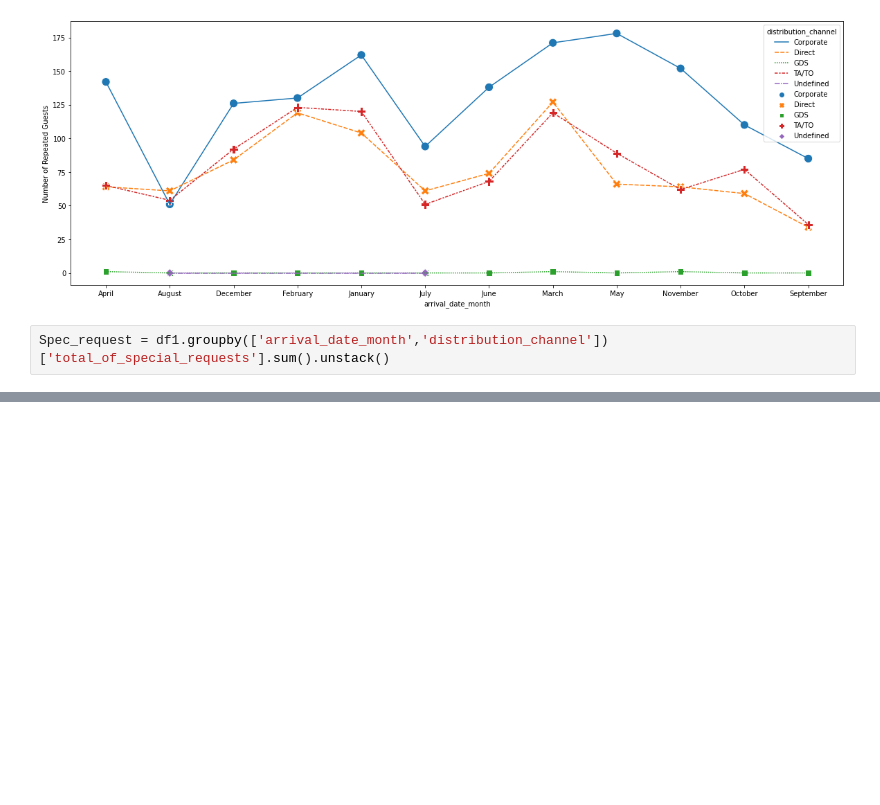
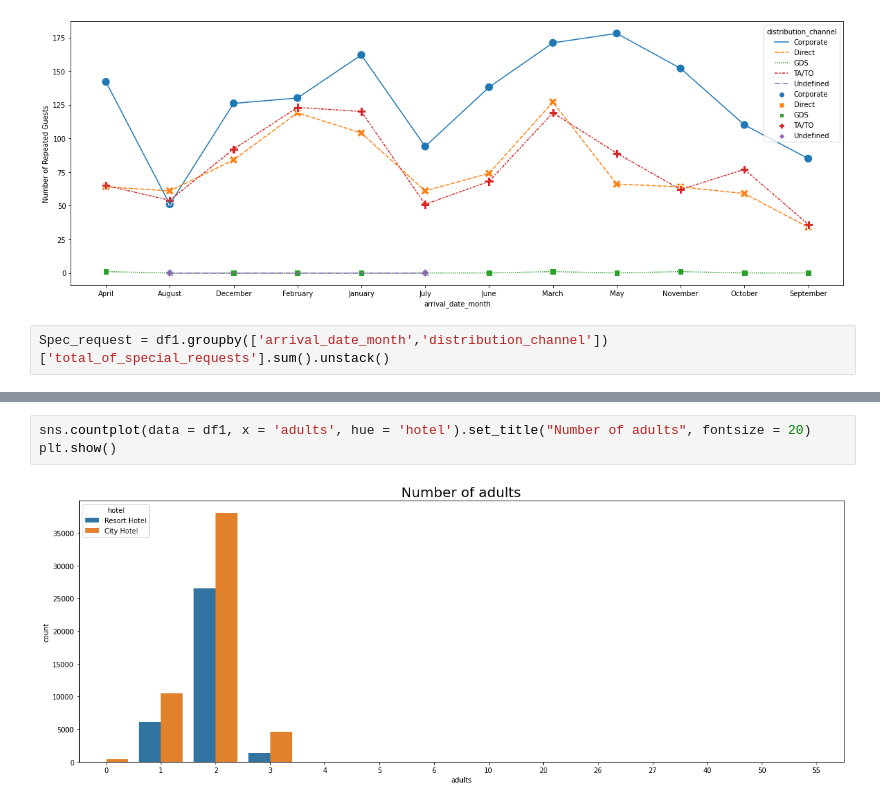
Before and after one commit to Singh-Pravin/Hotel-Booking-Analysis---EDA, a Jupyter notebook: Hotel_Booking_Analysis_Capstone_Project.ipynb, the cells around one changed output, grey strips where cells are left out. Drawn from its saved outputs; the diff is of its cells as text; blank space fills up the shorter version.

```diff
--- a/Hotel_Booking_Analysis_Capstone_Project.ipynb
+++ b/Hotel_Booking_Analysis_Capstone_Project.ipynb
@@ -431,0 +450,5 @@ f.set(ylabel='Number of special requests')
+# %%
+sns.countplot(data = df1, x = 'adults', hue = 'hotel').set_title("Number of adults", fontsize = 20)
+plt.show()
+# %% [output]
+[figure, added]
```
Also changed, not shown: parts of 9 cells of this notebook.
